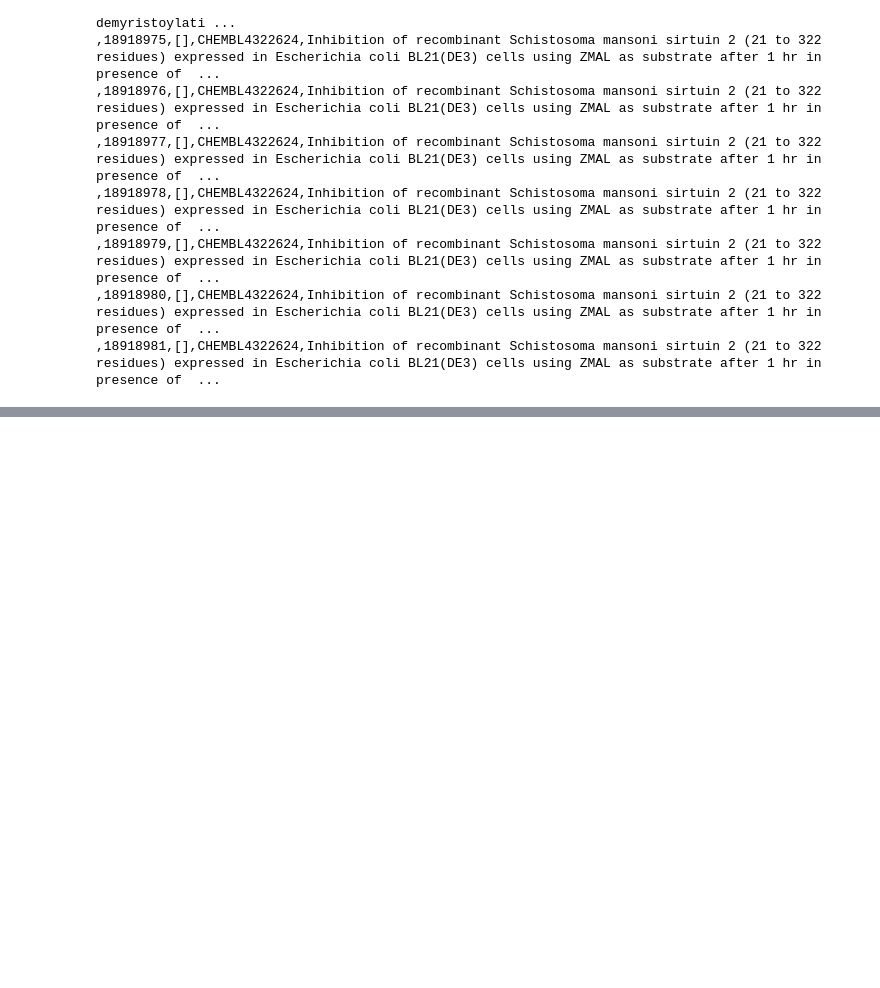
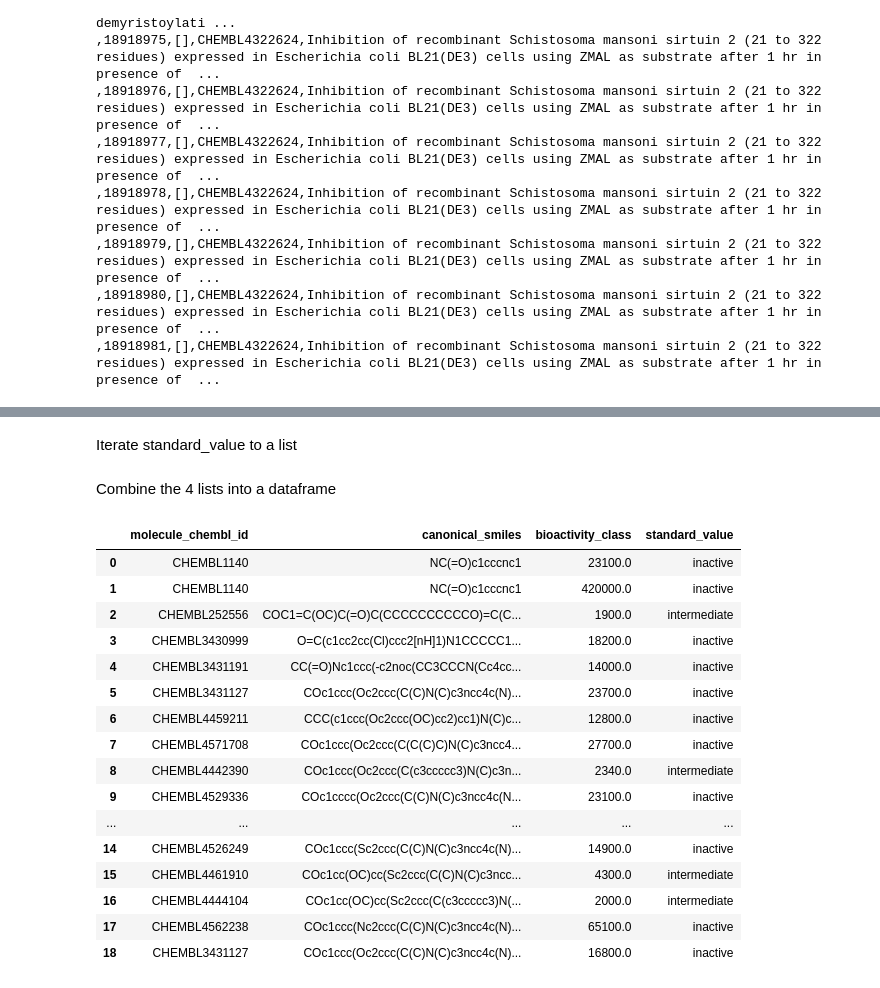
Before and after one commit to Alex-Catalin21/Bioinformatics_Project, a Jupyter notebook: ML_bioactivity_schisto_data.ipynb, the cells around one changed output, grey strips where cells are left out. Cells and saved outputs as stored; diff of their text form; code cells hidden in the pictures; blank space fills up the shorter version.

```diff
--- a/ML_bioactivity_schisto_data.ipynb
+++ b/ML_bioactivity_schisto_data.ipynb
@@ -158,0 +193,9 @@ activity_comment,activity_id,activity_properties,assay_chembl_id,assay_descripti
+# %%
+bioactivity_class = []
+for i in df2.standard_value:
+  if float(i) >= 10000:
+    bioactivity_class.append("inactive")
+  elif float(i) <= 1000:
+    bioactivity_class.append("active")
+  else:
+    bioactivity_class.append("intermediate")
@@ -158,0 +204,4 @@ activity_comment,activity_id,activity_properties,assay_chembl_id,assay_descripti
+# %%
+mol_cid = []
+for i in df2.molecule_chembl_id:
+  mol_cid.append(i)
@@ -158,0 +214,34 @@ activity_comment,activity_id,activity_properties,assay_chembl_id,assay_descripti
+# %%
+canonical_smiles = []
+for i in df2.canonical_smiles:
+  canonical_smiles.append(i)
+# %% [markdown]
+Iterate standard_value to a list
+# %%
+standard_value = []
+for i in df2.standard_value:
+  standard_value.append(i)
+# %% [markdown]
+Combine the 4 lists into a dataframe
+# %%
+data_tuples = list(zip(mol_cid, canonical_smiles, standard_value, bioactivity_class))
+df3 = pd.DataFrame(data_tuples, columns=['molecule_chembl_id', 'canonical_smiles', 'bioactivity_class', 'standard_value'])
+df3
+# %% [output]
+|  | molecule_chembl_id | canonical_smiles | bioactivity_class | standard_value |
+| 0 | CHEMBL1140 | NC(=O)c1cccnc1 | 23100.0 | inactive |
+| 1 | CHEMBL1140 | NC(=O)c1cccnc1 | 420000.0 | inactive |
+| 2 | CHEMBL252556 | COC1=C(OC)C(=O)C(CCCCCCCCCCO)=C(C... | 1900.0 | intermediate |
+| 3 | CHEMBL3430999 | O=C(c1cc2cc(Cl)ccc2[nH]1)N1CCCCC1... | 18200.0 | inactive |
+| 4 | CHEMBL3431191 | CC(=O)Nc1ccc(-c2noc(CC3CCCN(Cc4cc... | 14000.0 | inactive |
+| 5 | CHEMBL3431127 | COc1ccc(Oc2ccc(C(C)N(C)c3ncc4c(N)... | 23700.0 | inactive |
+| 6 | CHEMBL4459211 | CCC(c1ccc(Oc2ccc(OC)cc2)cc1)N(C)c... | 12800.0 | inactive |
+| 7 | CHEMBL4571708 | COc1ccc(Oc2ccc(C(C(C)C)N(C)c3ncc4... | 27700.0 | inactive |
+| 8 | CHEMBL4442390 | COc1ccc(Oc2ccc(C(c3ccccc3)N(C)c3n... | 2340.0 | intermediate |
+| 9 | CHEMBL4529336 | COc1cccc(Oc2ccc(C(C)N(C)c3ncc4c(N... | 23100.0 | inactive |
+| ... | ... | ... | ... | ... |
+| 14 | CHEMBL4526249 | COc1ccc(Sc2ccc(C(C)N(C)c3ncc4c(N)... | 14900.0 | inactive |
+| 15 | CHEMBL4461910 | COc1cc(OC)cc(Sc2ccc(C(C)N(C)c3ncc... | 4300.0 | intermediate |
+| 16 | CHEMBL4444104 | COc1cc(OC)cc(Sc2ccc(C(c3ccccc3)N(... | 2000.0 | intermediate |
+| 17 | CHEMBL4562238 | COc1ccc(Nc2ccc(C(C)N(C)c3ncc4c(N)... | 65100.0 | inactive |
+| 18 | CHEMBL3431127 | COc1ccc(Oc2ccc(C(C)N(C)c3ncc4c(N)... | 16800.0 | inactive |
```
Also changed, not shown: parts of 17 cells of this notebook.
